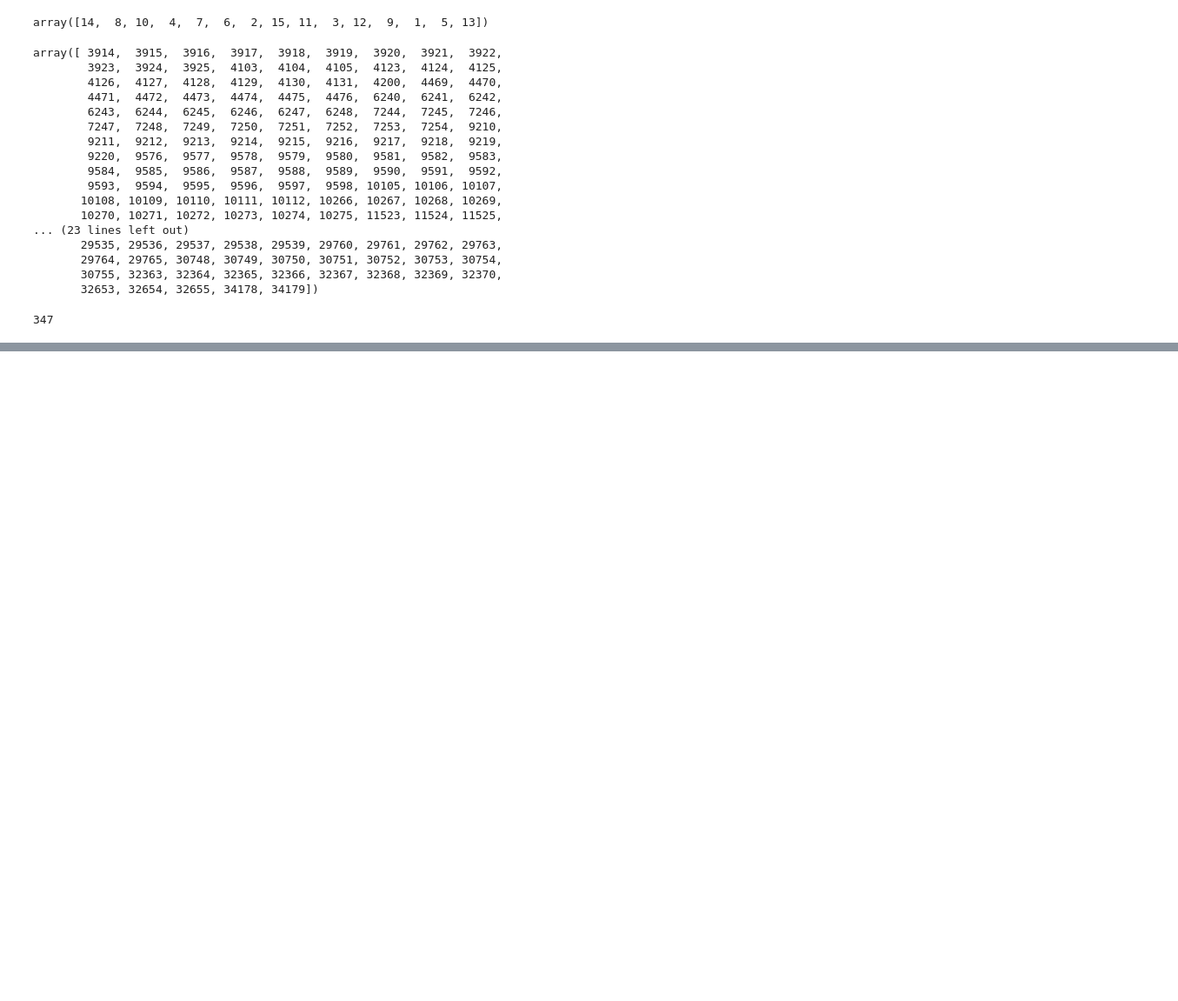
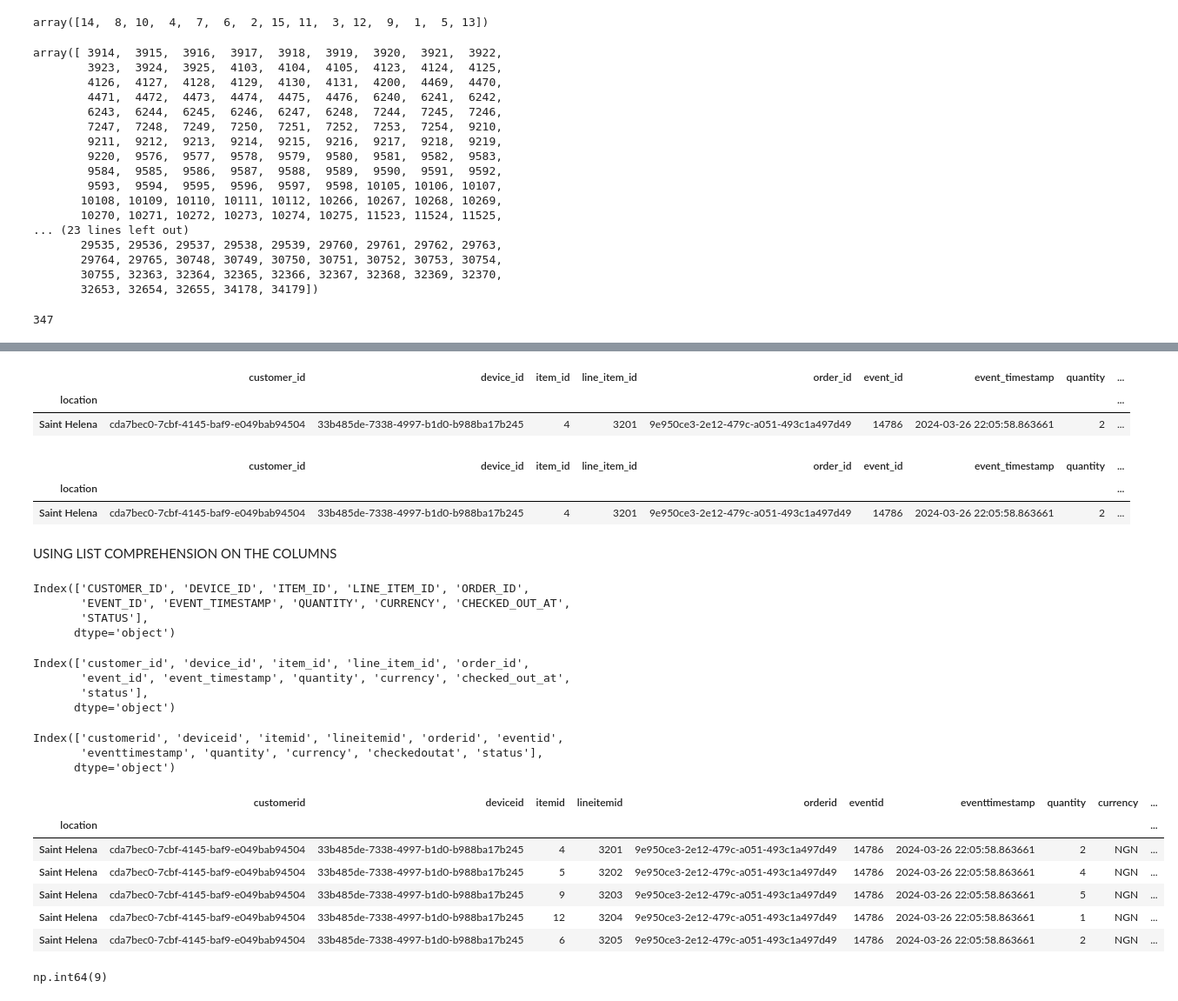
Before and after one commit to Adelegan-JD/TASKS, a Jupyter notebook: Week_7/adelegan_deborah_task15.ipynb, the cells around one changed output, grey strips where cells are left out. Shown: that part at 87% size. Cells and saved outputs as stored; diff of their text form; code cells hidden in the pictures; blank space fills up the shorter version.

```diff
--- a/Week_7/adelegan_deborah_task15.ipynb
+++ b/Week_7/adelegan_deborah_task15.ipynb
@@ -591,0 +674,56 @@ file.loc[mask4].head(4)
+# %%
+new_copy.rename(columns={'devices_ids': 'device_id', 'customerid':'customer_id'}, inplace=True)
+new_copy.head(1)
+# %% [output]
+|  | customer_id | device_id | item_id | line_item_id | order_id | event_id | event_timestamp | quantity | ... |
+| location |  |  |  |  |  |  |  |  | ... |
+| Saint Helena | cda7bec0-7cbf-4145-baf9-e049bab94504 | 33b485de-7338-4997-b1d0-b988ba17b245 | 4 | 3201 | 9e950ce3-2e12-479c-a051-493c1a497d49 | 14786 | 2024-03-26 22:05:58.863661 | 2 | ... |
+# %%
+new_copy.columns = new_copy.columns.str.lower()
+# %%
+new_copy.head(1)
+# %% [output]
+|  | customer_id | device_id | item_id | line_item_id | order_id | event_id | event_timestamp | quantity | ... |
+| location |  |  |  |  |  |  |  |  | ... |
+| Saint Helena | cda7bec0-7cbf-4145-baf9-e049bab94504 | 33b485de-7338-4997-b1d0-b988ba17b245 | 4 | 3201 | 9e950ce3-2e12-479c-a051-493c1a497d49 | 14786 | 2024-03-26 22:05:58.863661 | 2 | ... |
+# %% [markdown]
+USING LIST COMPREHENSION ON THE COLUMNS
+# %%
+new_copy.columns = [x.upper() for x in new_copy.columns]
+# %%
+new_copy.columns
+# %% [output]
+Index(['CUSTOMER_ID', 'DEVICE_ID', 'ITEM_ID', 'LINE_ITEM_ID', 'ORDER_ID',
+       'EVENT_ID', 'EVENT_TIMESTAMP', 'QUANTITY', 'CURRENCY', 'CHECKED_OUT_AT',
+       'STATUS'],
+      dtype='object')
+# %%
+new_copy.columns = [x.lower() for x in new_copy.columns ]
+# %%
+new_copy.columns
+# %% [output]
+Index(['customer_id', 'device_id', 'item_id', 'line_item_id', 'order_id',
+       'event_id', 'event_timestamp', 'quantity', 'currency', 'checked_out_at',
+       'status'],
+      dtype='object')
+# %%
+new_copy.columns = new_copy.columns.str.replace('_', '')
+new_copy.columns
+# %% [output]
+Index(['customerid', 'deviceid', 'itemid', 'lineitemid', 'orderid', 'eventid',
+       'eventtimestamp', 'quantity', 'currency', 'checkedoutat', 'status'],
+      dtype='object')
+# %%
+new_copy.head()
+# %% [output]
+|  | customerid | deviceid | itemid | lineitemid | orderid | eventid | eventtimestamp | quantity | currency | ... |
+| location |  |  |  |  |  |  |  |  |  | ... |
+| Saint Helena | cda7bec0-7cbf-4145-baf9-e049bab94504 | 33b485de-7338-4997-b1d0-b988ba17b245 | 4 | 3201 | 9e950ce3-2e12-479c-a051-493c1a497d49 | 14786 | 2024-03-26 22:05:58.863661 | 2 | NGN | ... |
+| Saint Helena | cda7bec0-7cbf-4145-baf9-e049bab94504 | 33b485de-7338-4997-b1d0-b988ba17b245 | 5 | 3202 | 9e950ce3-2e12-479c-a051-493c1a497d49 | 14786 | 2024-03-26 22:05:58.863661 | 4 | NGN | ... |
+| Saint Helena | cda7bec0-7cbf-4145-baf9-e049bab94504 | 33b485de-7338-4997-b1d0-b988ba17b245 | 9 | 3203 | 9e950ce3-2e12-479c-a051-493c1a497d49 | 14786 | 2024-03-26 22:05:58.863661 | 5 | NGN | ... |
+| Saint Helena | cda7bec0-7cbf-4145-baf9-e049bab94504 | 33b485de-7338-4997-b1d0-b988ba17b245 | 12 | 3204 | 9e950ce3-2e12-479c-a051-493c1a497d49 | 14786 | 2024-03-26 22:05:58.863661 | 1 | NGN | ... |
+| Saint Helena | cda7bec0-7cbf-4145-baf9-e049bab94504 | 33b485de-7338-4997-b1d0-b988ba17b245 | 6 | 3205 | 9e950ce3-2e12-479c-a051-493c1a497d49 | 14786 | 2024-03-26 22:05:58.863661 | 2 | NGN | ... |
+# %%
+new_copy.iloc[2, 2]
+# %% [output]
+np.int64(9)
```
Also changed, not shown: parts of 23 cells of this notebook.
